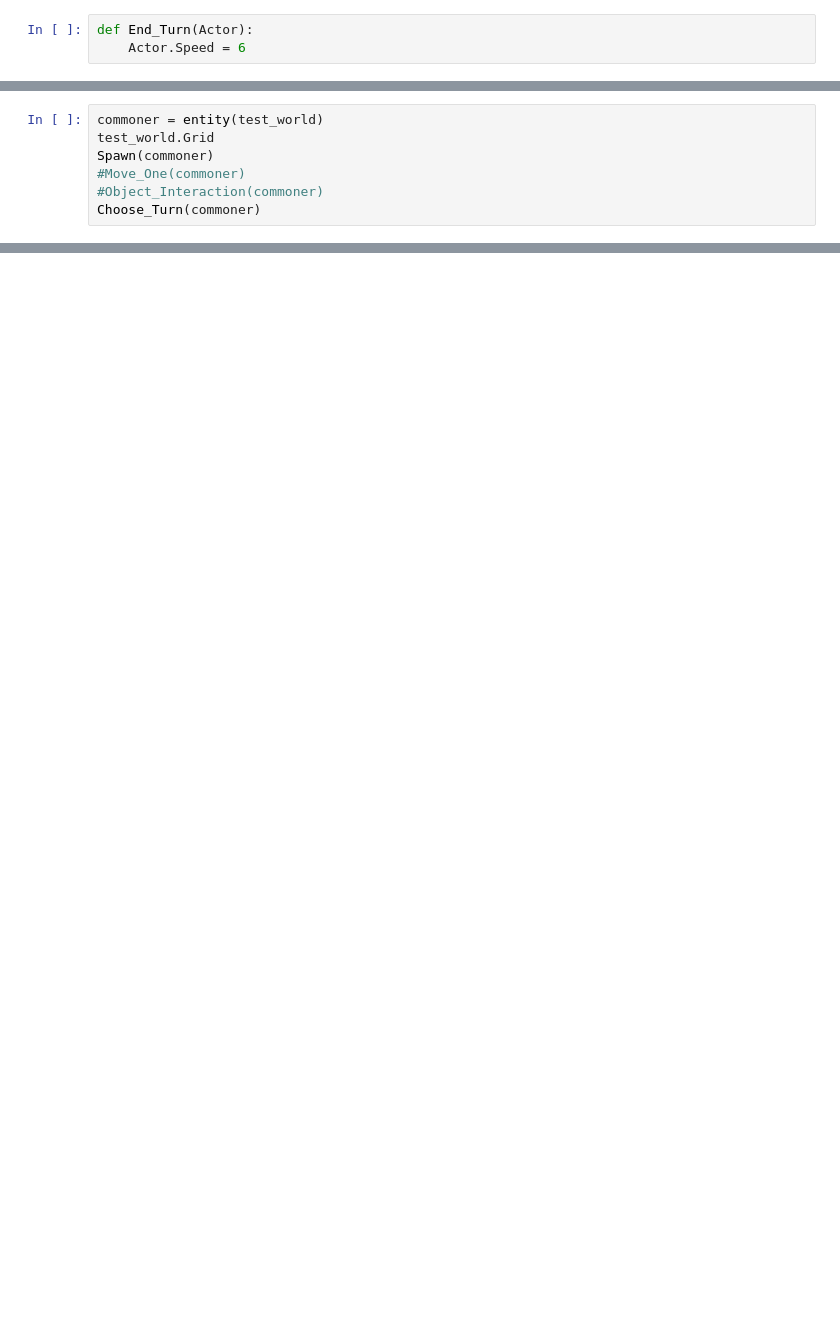
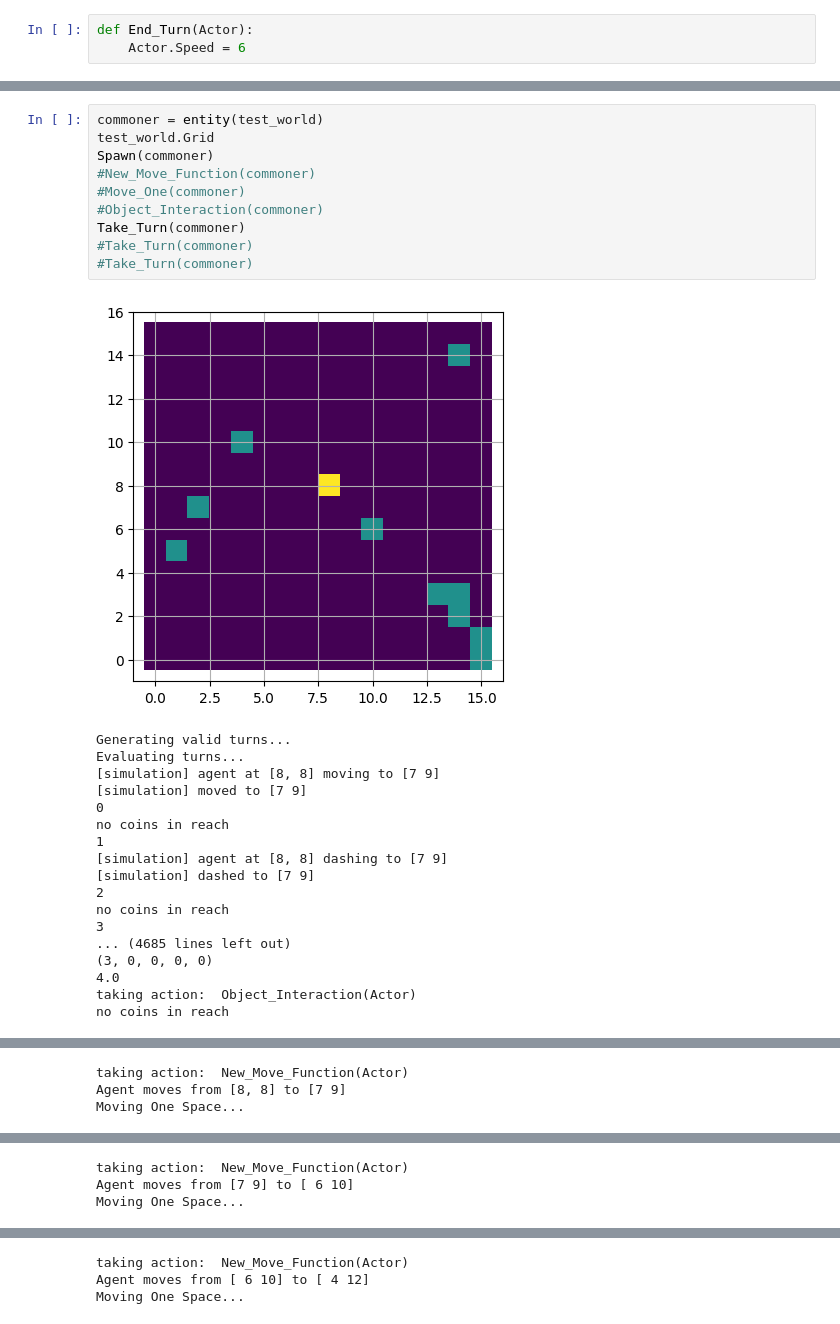
Before and after one commit to maxhightower/5e-Simulation, a Jupyter notebook: bare_minimum_encompassing.ipynb, the cells around one changed output, grey strips where cells are left out. Drawn from its saved outputs; the diff is of its cells as text; blank space fills up the shorter version.

```diff
--- a/bare_minimum_encompassing.ipynb
+++ b/bare_minimum_encompassing.ipynb
@@ -381,7 +900,29 @@ def Take_Turn(Actor):
 # %%
 commoner = entity(test_world)
 test_world.Grid
 Spawn(commoner)
+#New_Move_Function(commoner)
 #Move_One(commoner)
 #Object_Interaction(commoner)
-Choose_Turn(commoner)
+Take_Turn(commoner)
+#Take_Turn(commoner)
+#Take_Turn(commoner)
+# %% [output]
+[figure, added]
+Generating valid turns...
+Evaluating turns...
+[simulation] agent at [8, 8] moving to [7 9]
+[simulation] moved to [7 9]
+0
+no coins in reach
+1
+[simulation] agent at [8, 8] dashing to [7 9]
+[simulation] dashed to [7 9]
+2
+no coins in reach
+3
+... (4685 lines left out)
+(3, 0, 0, 0, 0)
+4.0
+taking action:  Object_Interaction(Actor)
+no coins in reach
@@ -387,0 +930,3 @@ Choose_Turn(commoner)
+taking action:  New_Move_Function(Actor)
+Agent moves from [8, 8] to [7 9]
+Moving One Space...
@@ -387,0 +934,3 @@ Choose_Turn(commoner)
+taking action:  New_Move_Function(Actor)
+Agent moves from [7 9] to [ 6 10]
+Moving One Space...
@@ -387,0 +938,3 @@ Choose_Turn(commoner)
+taking action:  New_Move_Function(Actor)
+Agent moves from [ 6 10] to [ 4 12]
+Moving One Space...
```
Also changed, not shown: parts of 11 cells of this notebook, 7 other files.
